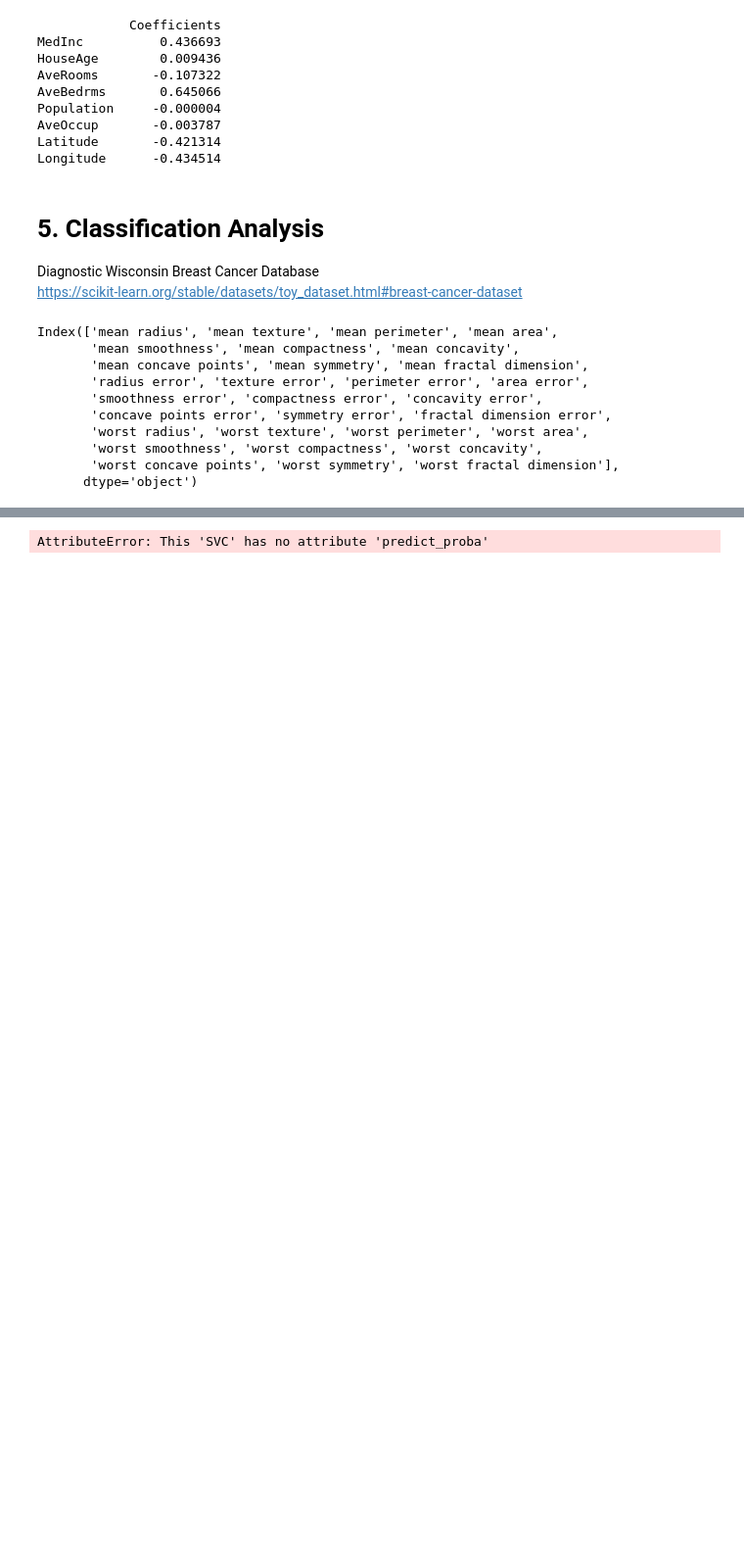
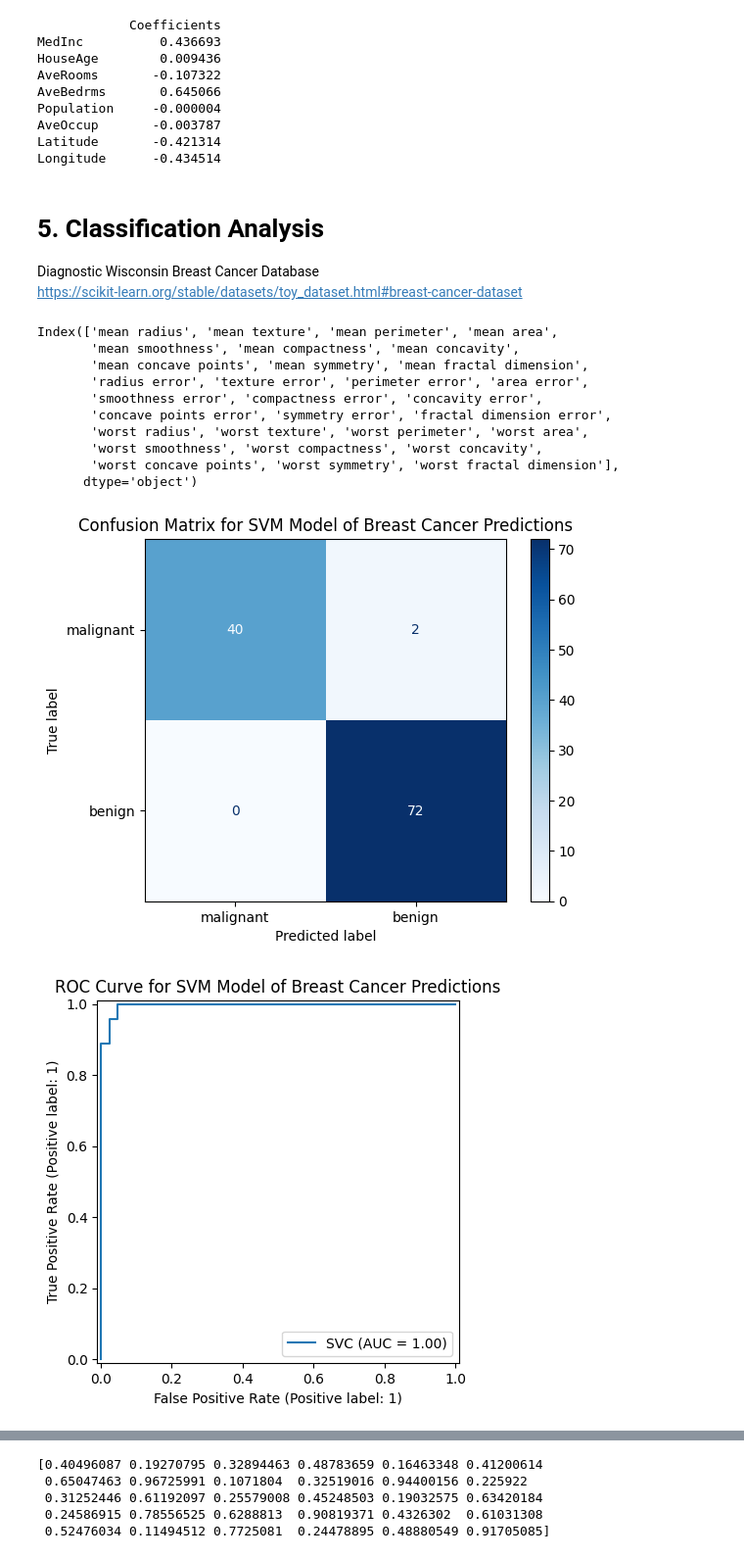
Before and after one commit to ebleak/Math5750-MathDS-Project1, a Jupyter notebook: project1.ipynb, the cells around one changed output, grey strips where cells are left out. Shown at 98% size. Cells and saved outputs as stored; diff of their text form; code cells hidden in the pictures; blank space fills up the shorter version.

```diff
--- a/project1.ipynb
+++ b/project1.ipynb
@@ -155,17 +155,37 @@ Index(['mean radius', 'mean texture', 'mean perimeter', 'mean area',
       dtype='object')
 # %%
 #SVM Model
-model = SVC()
+model = SVC(kernel = 'linear', probability = True)
 model.fit(X_train_std, y_train)
 
 #Predictions
 y_train_pred = model.predict(X_train_std)
 y_test_pred = model.predict(X_test_std)
 y_test_proba = model.predict_proba(X_test_std)[:, 1]
 
 #Analysis
 train_acc = accuracy_score(y_train, y_train_pred)
 test_acc = accuracy_score(y_test, y_test_pred)
 roc_auc = roc_auc_score(y_test, y_test_proba)
 avg_precision = average_precision_score(y_test, y_test_proba)
+
+#Plotting
+cm = confusion_matrix(y_test, y_test_pred)
+disp = ConfusionMatrixDisplay(confusion_matrix=cm, display_labels=data.target_names)
+disp.plot(cmap="Blues")
+plt.title("Confusion Matrix for SVM Model of Breast Cancer Predictions")
+plt.show()
+
+RocCurveDisplay.from_estimator(model, X_test_std, y_test)
+plt.title("ROC Curve for SVM Model of Breast Cancer Predictions")
+plt.show()
+
+PrecisionRecallDisplay.from_estimator(model, X_test_std, y_test)
+plt.title("Precision-Recall Curve for SVM Model of Breast Cancer Predictions")
+plt.show()
+
+svm_coefficents = np.abs(model.coef_[0])
+print(svm_coefficents)
 # %% [output]
+[figure, added]
+[figure, added]
@@ -172 +193,5 @@ avg_precision = average_precision_score(y_test, y_test_proba)
-AttributeError: This 'SVC' has no attribute 'predict_proba'
+[0.40496087 0.19270795 0.32894463 0.48783659 0.16463348 0.41200614
+ 0.65047463 0.96725991 0.1071804  0.32519016 0.94400156 0.225922
+ 0.31252446 0.61192097 0.25579008 0.45248503 0.19032575 0.63420184
+ 0.24586915 0.78556525 0.6288813  0.90819371 0.4326302  0.61031308
+ 0.52476034 0.11494512 0.7725081  0.24478895 0.48880549 0.91705085]
```
Also changed, not shown: parts of 2 cells of this notebook.
